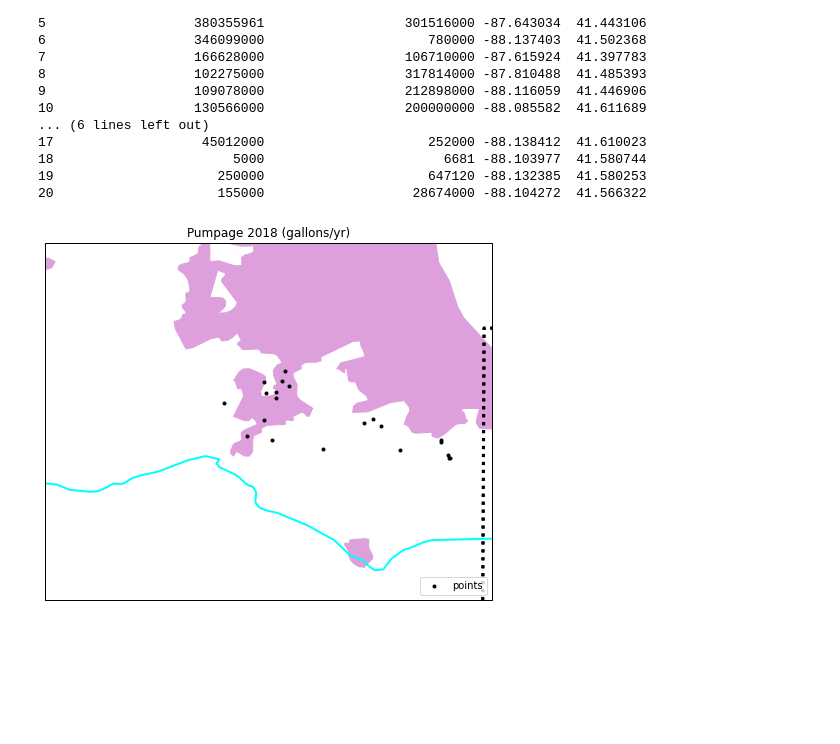
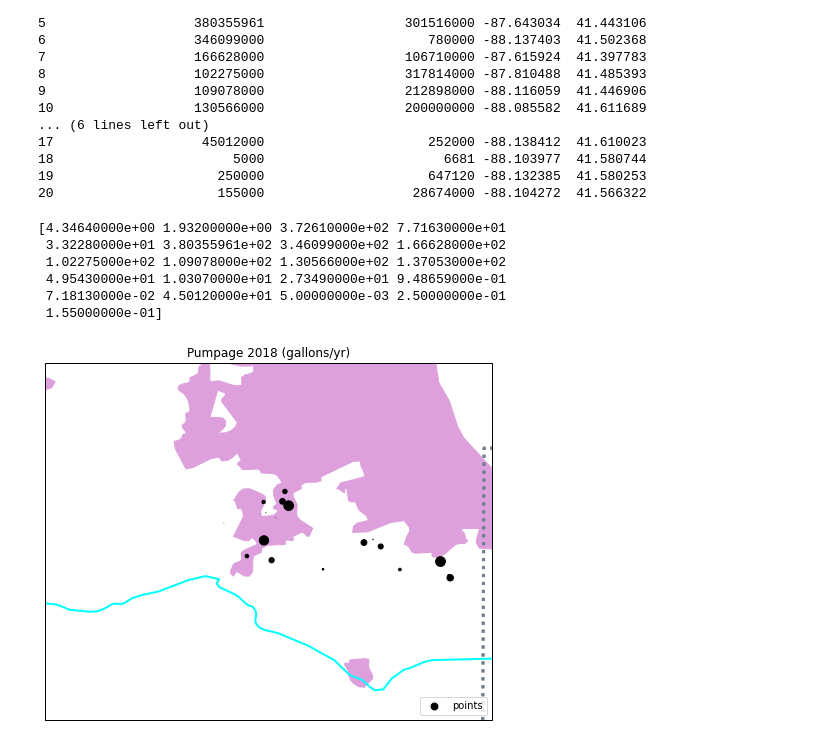
Before and after one commit to mcampo26/map, a Jupyter notebook: Project3eoutline.ipynb, the cells around one changed output. Saved outputs shown, nothing was run; the diff lists cells and outputs as text; code cells hidden in the pictures; blank space fills up the shorter version.

```diff
--- a/Project3eoutline.ipynb
+++ b/Project3eoutline.ipynb
@@ -94,33 +94,41 @@ ax.set_title("Pumpage (gallons/yr)")
 states_provinces = cf.NaturalEarthFeature(
     category='cultural', # features are categorized as cultural or physical
     name='admin_1_states_provinces', # name of shapefile
     scale='50m', # scale of features
     facecolor='none')
 largerivers = cf.NaturalEarthFeature(
     category='physical',
     name='rivers_lake_centerlines',
     scale='110m', # major rivers
     facecolor='none')
 smallrivers = cf.NaturalEarthFeature(
     category='physical',
     name='rivers_lake_centerlines_scale_rank',
     scale='10m', # smaller rivers (still considered major by many/most people)
     facecolor='none')
 popplaces = cf.NaturalEarthFeature(
     category='cultural',
     name='urban_areas', # plots municipal boundaries
     scale='10m',
     facecolor='plum')
 # adds the features defined above
 ax.add_feature(popplaces,edgecolor='plum',linewidth=1.0, zorder=1)
 ax.add_feature(largerivers,edgecolor='aqua',linewidth=2.0, zorder=2)
 ax.add_feature(smallrivers,edgecolor='aqua',linewidth=2.0, zorder=2)
-ax.add_feature(states_provinces, edgecolor='black', linewidth=3.0,linestyle=':', zorder=3)
+ax.add_feature(states_provinces, edgecolor='slategray', linewidth=3.0,linestyle=':', zorder=3)
+sz=(df['Pumpage 2018 (gallons/yr)'].values/1000000)
+print(sz)
 
-plt.scatter(df2['Latitude'],df2['Longitude'], marker=".", color="black", label="points",zorder=3)
+plt.scatter(df2['Latitude'],df2['Longitude'],sz, marker=".", color="black", label="points",zorder=3)
 plt.legend(loc='lower right')
 plt.fill()
 plt.title('Pumpage 2018 (gallons/yr)')
 plt.show()
 # %% [output]
+[4.34640000e+00 1.93200000e+00 3.72610000e+02 7.71630000e+01
+ 3.32280000e+01 3.80355961e+02 3.46099000e+02 1.66628000e+02
+ 1.02275000e+02 1.09078000e+02 1.30566000e+02 1.37053000e+02
+ 4.95430000e+01 1.03070000e+01 2.73490000e+01 9.48659000e-01
+ 7.18130000e-02 4.50120000e+01 5.00000000e-03 2.50000000e-01
+ 1.55000000e-01]
-[figure, old version]
+[figure, new version]
```
